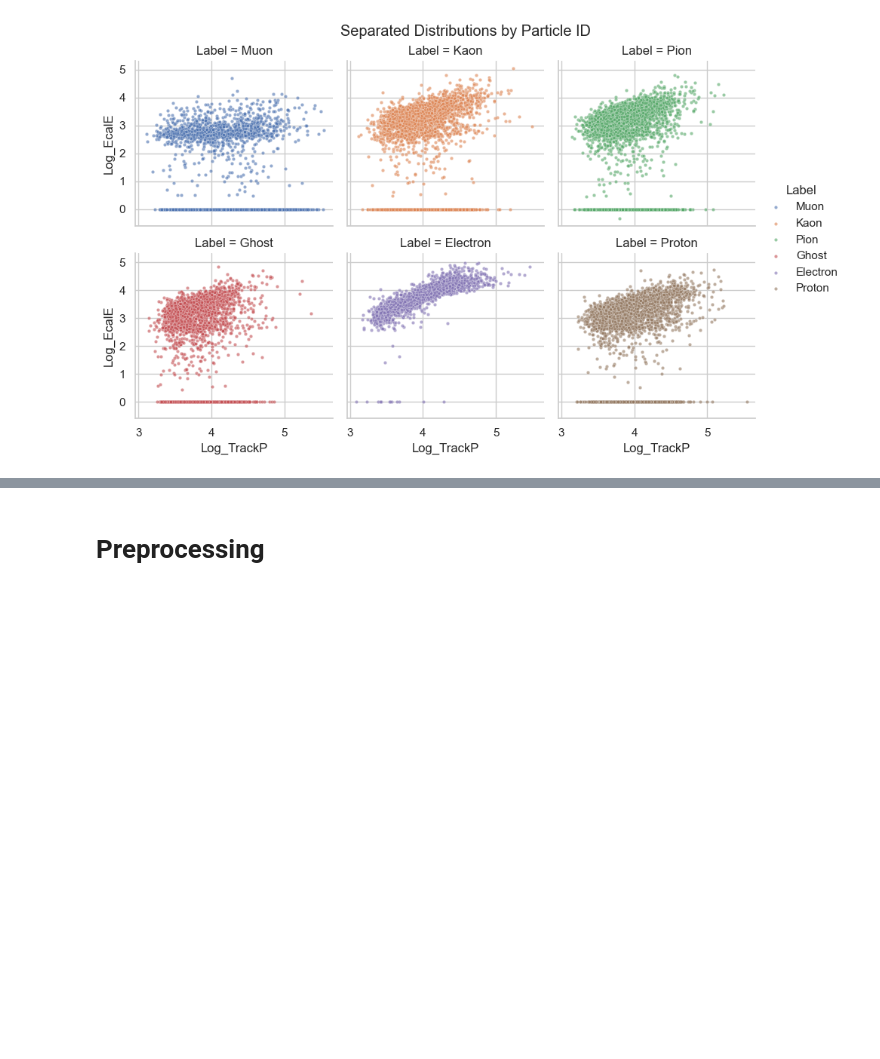
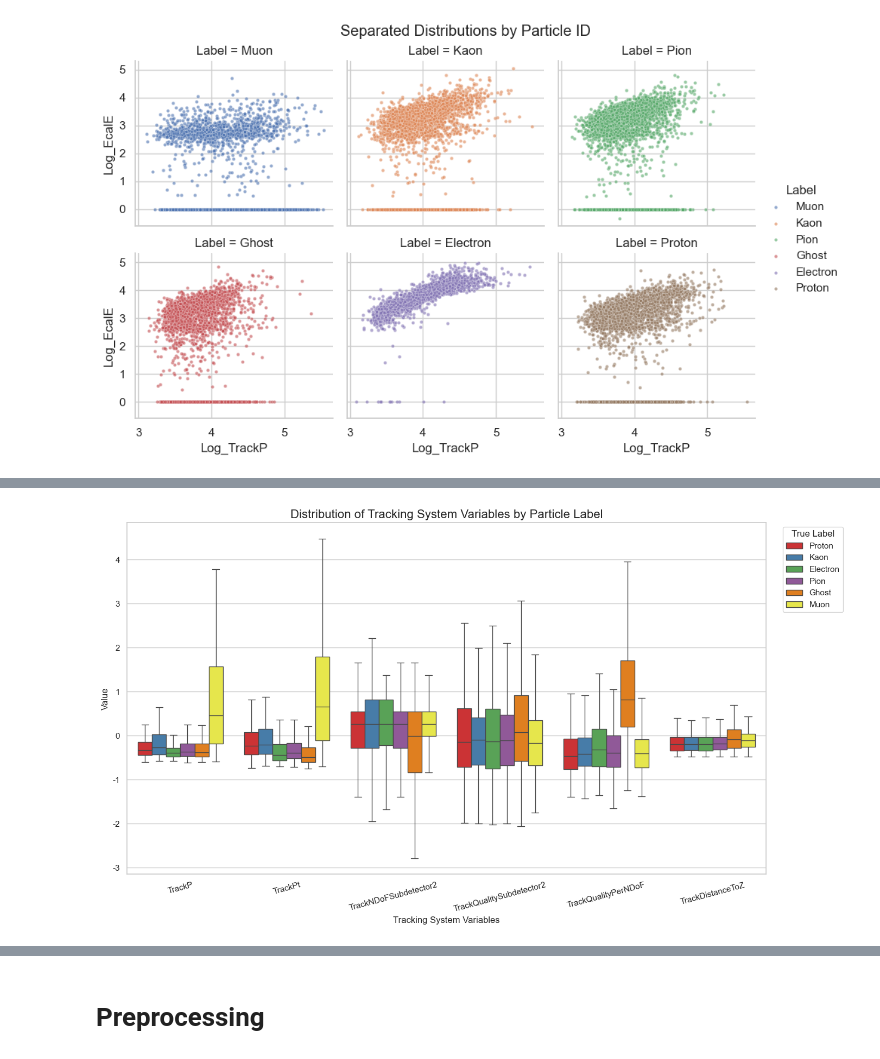
Before and after one commit to Jongseok103/UOS-Assignments, a Jupyter notebook: BigDataPhysic/CL_LHC.ipynb, the cells around one changed output, grey strips where cells are left out. Cells and saved outputs as stored; diff of their text form; code cells hidden in the pictures; blank space fills up the shorter version.

```diff
--- a/BigDataPhysic/CL_LHC.ipynb
+++ b/BigDataPhysic/CL_LHC.ipynb
@@ -408,0 +423,43 @@ t-SNE 계산 중... 잠시만 기다려주세요.
+# %%
+# Feature Group1 - Tracking System (Trac)
+trac_cols = ['TrackP', 'TrackPt', 'TrackNDoFSubdetector2', 'TrackQualitySubdetector2',
+             'TrackQualityPerNDoF', 'TrackDistanceToZ']
+
+df_viz = df_sample.copy()
+df_viz[trac_cols] = df_viz[trac_cols].replace(-999.0, np.nan)
+
+# 스케일링 (NaN이 있으면 에러나므로, 시각화용으로만 잠시 평균 대치 or dropna)
+# 여기서는 시각화 목적이니 dropna가 분포 확인엔 더 깔끔합니다.
+df_viz = df_viz.dropna(subset=trac_cols)
+
+# 스케일링
+df_viz[trac_cols] = scaler.fit_transform(df_viz[trac_cols])
+
+# 시각화를 위해 데이터 형태 변환 (Wide -> Long)
+df_trac = df_viz[['Label'] + trac_cols].melt(
+    id_vars=['Label'],
+    value_vars=trac_cols,
+    var_name='Tracking_Variable',
+    value_name='Value'
+)
+
+# Tracking System 분포 시각화
+plt.figure(figsize=(14, 8))
+sns.boxplot(
+    data=df_trac,
+    x='Tracking_Variable',
+    y='Value',
+    hue='Label',
+    palette='Set1',
+    showfliers=False  # 이상치 제외하고 분포 중심 확인
+)
+
+plt.title('Distribution of Tracking System Variables by Particle Label', fontsize=16)
+plt.xticks(rotation=15)
+plt.xlabel('Tracking System Variables', fontsize=12)
+plt.ylabel('Value', fontsize=12)
+plt.legend(title='True Label', bbox_to_anchor=(1.02, 1), loc='upper left')
+plt.tight_layout()
+plt.show()
+# %% [output]
+[figure, added]
```
Also changed, not shown: parts of 9 cells of this notebook.
